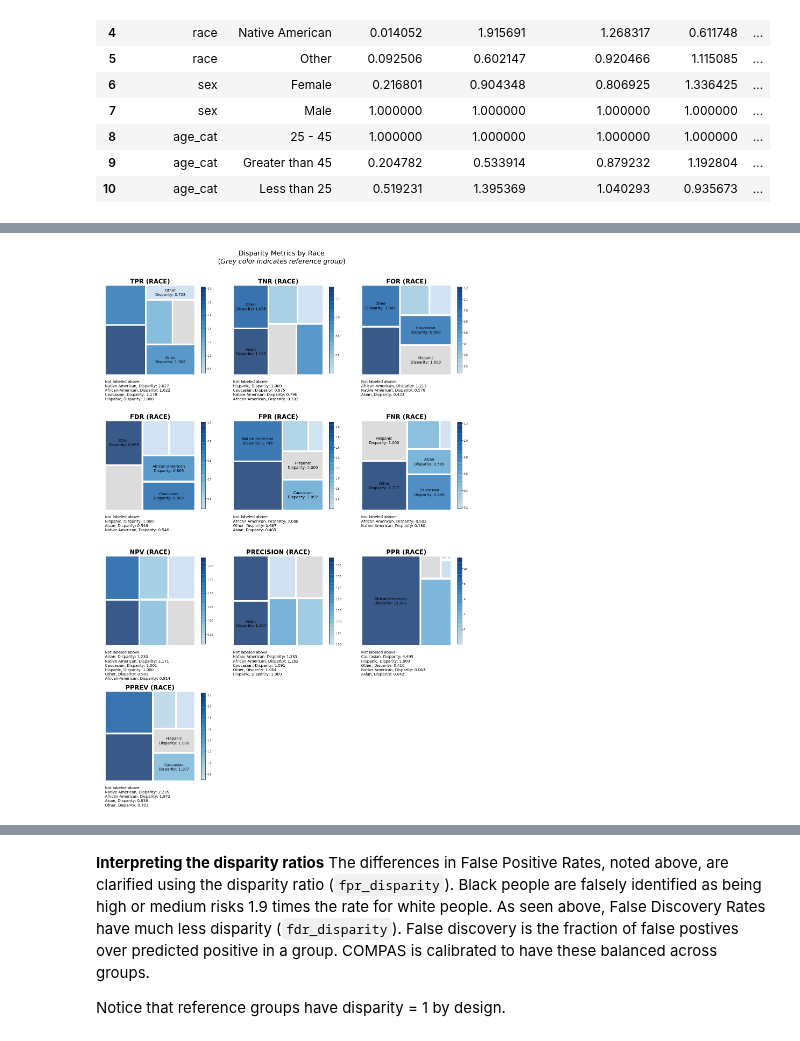
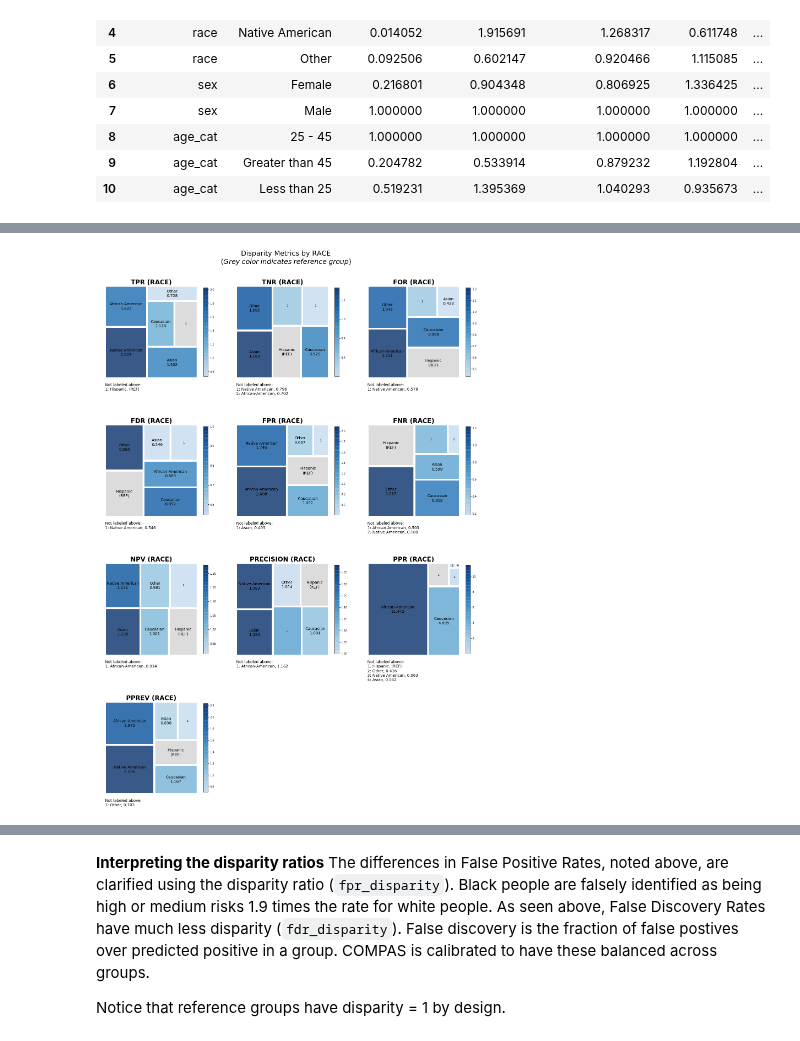
Before and after one commit to dssg/aequitas, a Jupyter notebook: docs/source/examples/compas_demo.ipynb, the cells around one changed output, grey strips where cells are left out. Saved outputs shown, nothing was run; the diff lists cells and outputs as text; code cells hidden in the pictures.

Commit message:
labeling clarity

```diff
--- a/docs/source/examples/compas_demo.ipynb
+++ b/docs/source/examples/compas_demo.ipynb
@@ -527,6 +527,8 @@ def squarify_plot_rects(rects, data_table, norm_x=100, norm_y=100, color=None,
     if label is not None:
         va = 'center' if value is None else 'bottom'
         under_plot = []
+        under_plot_num = 1
+
         for l, r in zip(label, rects):
             x, y, dx, dy = r['x'], r['y'], r['dx'], r['dy']
             length = dx
@@ -540,7 +542,10 @@ def squarify_plot_rects(rects, data_table, norm_x=100, norm_y=100, color=None,
 
             else:
                 # add labels that don't fit in boxes to bottom of plot
-                under_plot.append(l.replace("\n", ", "))
+                ax.text(x + dx / 2, y + dy / 2, under_plot_num, va=va, ha='center', fontsize=10, wrap=False)
+                underplot_label = l.replace('\n', ', ')
+                under_plot.append(f"{under_plot_num}: {underplot_label}")
+                under_plot_num += 1
 
 
     if len(under_plot) > 0:
@@ -750,7 +755,7 @@ def metric_treemap(data_table, group_metric, attribute_name, model_id=1, ax=None
     compare_value = values.iloc[ref_group_idx]
 
     #     labels = [f"{attr}\n{attr_val}\n{disp:.2f}" for attr, attr_val, disp in zip(data_table['attribute_name'], data_table['attribute_value'], data_table[related_disparity])]
-    labels = [f"{attr_val}\nDisparity: {disp:.3f}" for attr_val, disp in zip(sorted_df['attribute_value'], sorted_df[related_disparity])]
+    labels = [f"{attr_val}\n{disp:.3f}" if disp != 1. else f"{attr_val}\n(REF)" for attr_val, disp in zip(sorted_df['attribute_value'], sorted_df[related_disparity])]
 
     normed = squarify.normalize_sizes(values, width, height)
 
@@ -907,8 +912,8 @@ def plot_multiple_treemaps(data_table, plot_fcn, attributes=None, metrics=None,
     return fig
 # %%
 # original treemap subplots
-tm = plot_multiple_treemaps(hbdf, metric_treemap, attribute='race', metrics = 'all')
+tm = plot_multiple_treemaps(hbdf, metric_treemap, attributes=['race'], metrics = 'all')
 # %% [output]
-[figure, old version]
+[figure, new version]
 # %%
 # capped treemap subplots
```
Also changed, not shown: parts of 11 cells of this notebook.
